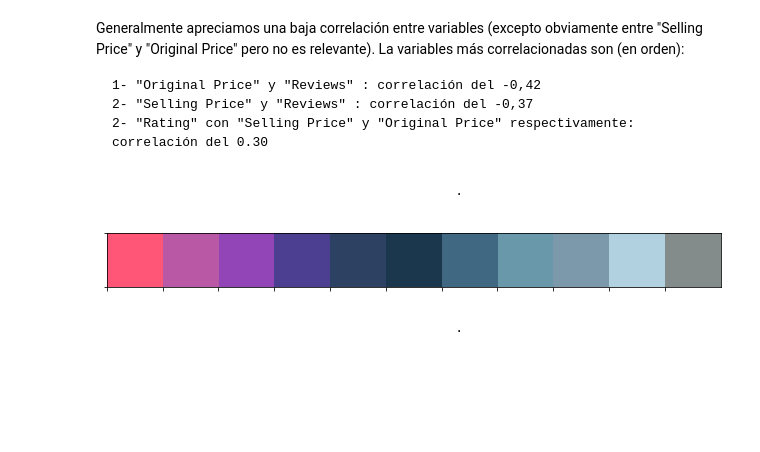
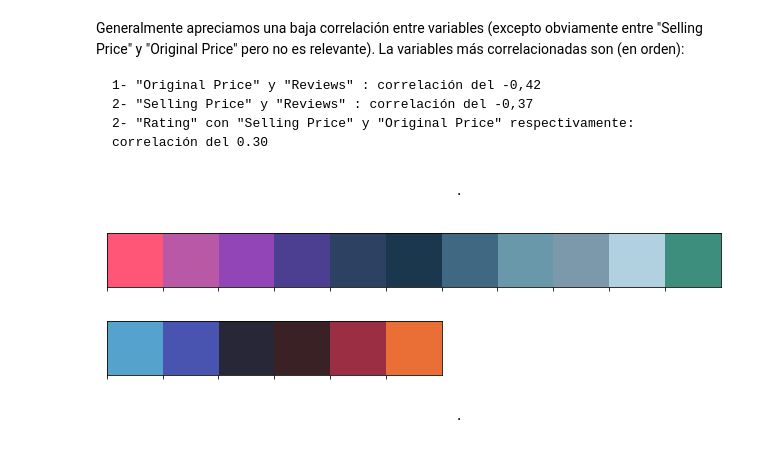
Before and after one commit to AlvaroSimonMerino/TrainingPython, a Jupyter notebook: 01_Python/01_PracticaPython/02_Codigo/PracticaPython_POCD.ipynb, the cells around one changed output. Cells and saved outputs as stored; diff of their text form; code cells hidden in the pictures; blank space fills up the shorter version.

```diff
--- a/01_Python/01_PracticaPython/02_Codigo/PracticaPython_POCD.ipynb
+++ b/01_Python/01_PracticaPython/02_Codigo/PracticaPython_POCD.ipynb
@@ -848,12 +866,15 @@ La variables más correlacionadas son (en orden):
 # %%
 # Ahora vamos a probar a representarla usando algunos gráficos de la librería seaborn
 # Primero vamos a crear una paleta de colores personalizada para nuestros gráficos
-colors = ["#FF5677","#B958A5","#9145B6","#4C3F91","#2D4263","#1A374D","#406882","#6998AB","#7C99AC","#B1D0E0","#838B8B"]
+colors = ["#FF5677","#B958A5","#9145B6","#4C3F91","#2D4263","#1A374D","#406882","#6998AB","#7C99AC","#B1D0E0","#3E8E7E"]
 palette = sns.color_palette(palette = colors)
+palette2 = sns.color_palette(palette = "icefire")
 sns.palplot(palette, size =1)
+sns.palplot(palette2, size =1)
 plt.show()
 # %% [output]
-[figure, old version]
+[figure, new version]
+[figure, added]
 # %% [markdown]
                                                 .
 # %%
```
Also changed, not shown: parts of 43 cells of this notebook.
